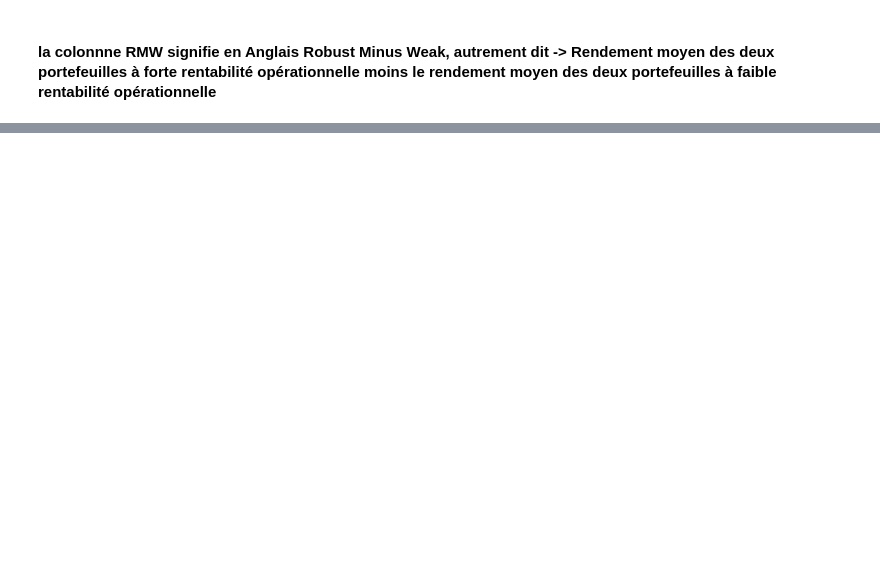
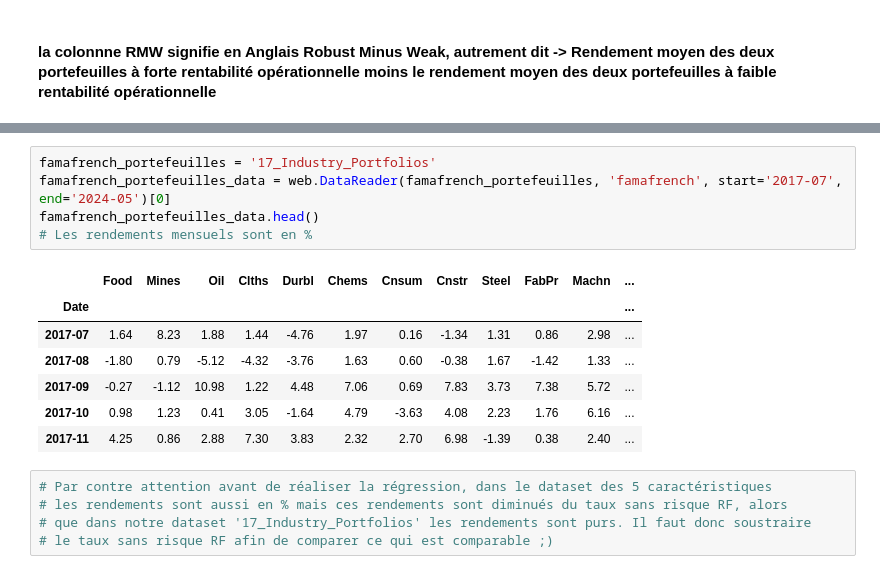
Before and after one commit to viennetcesar/trading_code, a Jupyter notebook: Méthode Fama-Macbeth.ipynb, the cells around one changed output, grey strips where cells are left out. Saved outputs shown, nothing was run; the diff lists cells and outputs as text; blank space fills up the shorter version.

Commit message:
avancement sur la méthode de famafrench pour le modèle à 5 facteurs

```diff
--- a/Méthode Fama-Macbeth.ipynb
+++ b/Méthode Fama-Macbeth.ipynb
@@ -191,0 +296,18 @@ Date
+# %%
+famafrench_portefeuilles = '17_Industry_Portfolios'
+famafrench_portefeuilles_data = web.DataReader(famafrench_portefeuilles, 'famafrench', start='2017-07', end='2024-05')[0]
+famafrench_portefeuilles_data.head()
+# Les rendements mensuels sont en %
+# %% [output]
+|  | Food | Mines | Oil | Clths | Durbl | Chems | Cnsum | Cnstr | Steel | FabPr | Machn | ... |
+| Date |  |  |  |  |  |  |  |  |  |  |  | ... |
+| 2017-07 | 1.64 | 8.23 | 1.88 | 1.44 | -4.76 | 1.97 | 0.16 | -1.34 | 1.31 | 0.86 | 2.98 | ... |
+| 2017-08 | -1.80 | 0.79 | -5.12 | -4.32 | -3.76 | 1.63 | 0.60 | -0.38 | 1.67 | -1.42 | 1.33 | ... |
+| 2017-09 | -0.27 | -1.12 | 10.98 | 1.22 | 4.48 | 7.06 | 0.69 | 7.83 | 3.73 | 7.38 | 5.72 | ... |
+| 2017-10 | 0.98 | 1.23 | 0.41 | 3.05 | -1.64 | 4.79 | -3.63 | 4.08 | 2.23 | 1.76 | 6.16 | ... |
+| 2017-11 | 4.25 | 0.86 | 2.88 | 7.30 | 3.83 | 2.32 | 2.70 | 6.98 | -1.39 | 0.38 | 2.40 | ... |
+# %%
+# Par contre attention avant de réaliser la régression, dans le dataset des 5 caractéristiques
+# les rendements sont aussi en % mais ces rendements sont diminués du taux sans risque RF, alors
+# que dans notre dataset '17_Industry_Portfolios' les rendements sont purs. Il faut donc soustraire
+# le taux sans risque RF afin de comparer ce qui est comparable ;)
```
Also changed, not shown: parts of 13 cells of this notebook.
